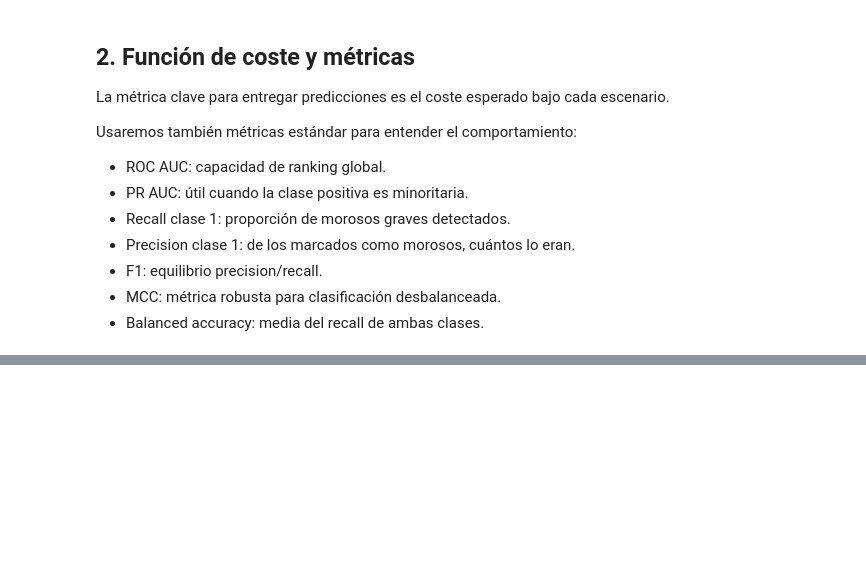
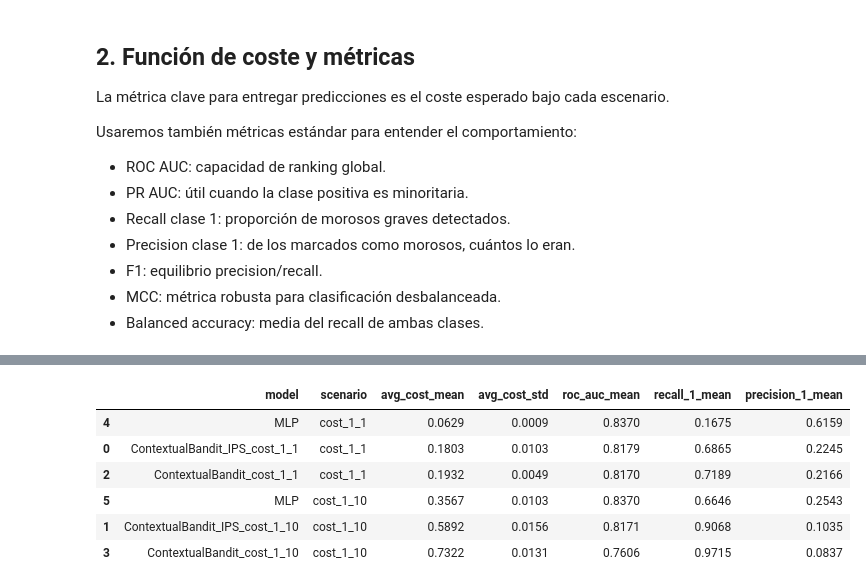
Before and after one commit to mirdbg/Credit_XAI, a Jupyter notebook: 02_Modelado_RL_NN.ipynb, the cells around one changed output, grey strips where cells are left out. Drawn from its saved outputs; the diff is of its cells as text; code cells hidden in the pictures; blank space fills up the shorter version.

```diff
--- a/02_Modelado_RL_NN.ipynb
+++ b/02_Modelado_RL_NN.ipynb
@@ -762,20 +583,0 @@ Early stopping en epoch 32.
-# %%
-for scenario_name, hist in bandit_histories.items():
-    plt.figure(figsize=(8, 4))
-    plt.plot(hist["epoch"], hist["train_expected_reward"], label="train_expected_reward")
-    plt.plot(hist["epoch"], hist["val_expected_reward"], label="val_expected_reward")
-    plt.title(f"Bandit - recompensa esperada - {scenario_name}")
-    plt.xlabel("Epoch")
-    plt.ylabel("Expected reward")
-    plt.legend()
-    plt.grid(alpha=0.3)
-    plt.show()
-
-    plt.figure(figsize=(8, 4))
-    plt.plot(hist["epoch"], hist["val_avg_cost"], label="val_avg_cost")
-    plt.title(f"Bandit - coste validación - {scenario_name}")
-    plt.xlabel("Epoch")
-    plt.ylabel("Coste promedio")
-    plt.legend()
-    plt.grid(alpha=0.3)
-    plt.show()
@@ -848,0 +932,23 @@ best_by_scenario
+# %%
+cv_summary = (
+    cv_results_df
+    .groupby(["model", "scenario"])
+    .agg(
+        avg_cost_mean=("avg_cost", "mean"),
+        avg_cost_std=("avg_cost", "std"),
+        roc_auc_mean=("roc_auc", "mean"),
+        recall_1_mean=("recall_1", "mean"),
+        precision_1_mean=("precision_1", "mean"),
+    )
+    .reset_index()
+    .sort_values(["scenario", "avg_cost_mean"])
+)
+cv_summary
+# %% [output]
+|  | model | scenario | avg_cost_mean | avg_cost_std | roc_auc_mean | recall_1_mean | precision_1_mean |
+| 4 | MLP | cost_1_1 | 0.0629 | 0.0009 | 0.8370 | 0.1675 | 0.6159 |
+| 0 | ContextualBandit_IPS_cost_1_1 | cost_1_1 | 0.1803 | 0.0103 | 0.8179 | 0.6865 | 0.2245 |
+| 2 | ContextualBandit_cost_1_1 | cost_1_1 | 0.1932 | 0.0049 | 0.8170 | 0.7189 | 0.2166 |
+| 5 | MLP | cost_1_10 | 0.3567 | 0.0103 | 0.8370 | 0.6646 | 0.2543 |
+| 1 | ContextualBandit_IPS_cost_1_10 | cost_1_10 | 0.5892 | 0.0156 | 0.8171 | 0.9068 | 0.1035 |
+| 3 | ContextualBandit_cost_1_10 | cost_1_10 | 0.7322 | 0.0131 | 0.7606 | 0.9715 | 0.0837 |
```
Also changed, not shown: parts of 29 cells of this notebook, 1 other file.
